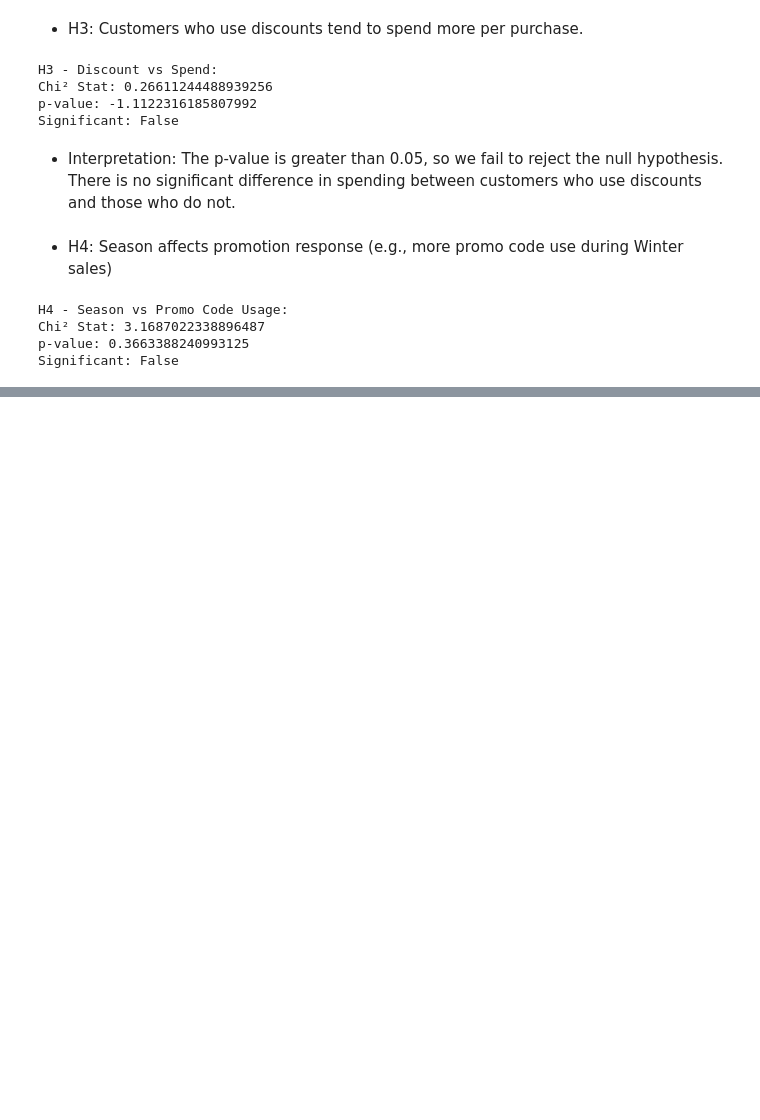
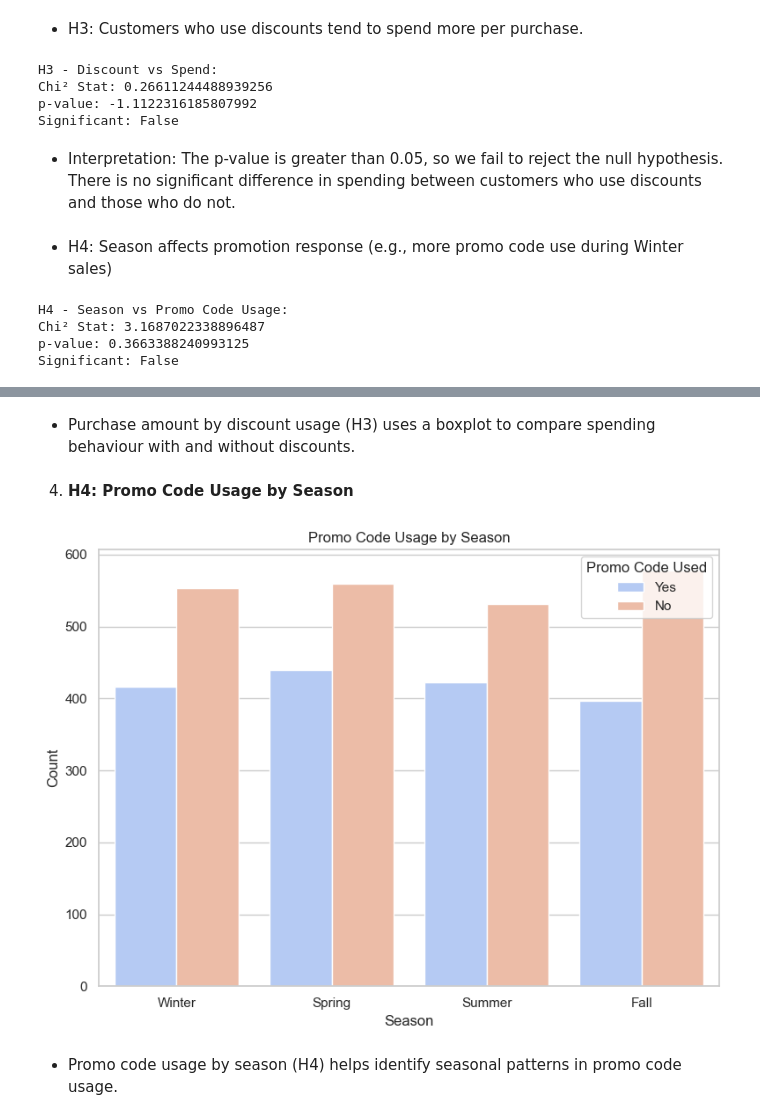
Before and after one commit to CeliaPires/Shopping-Trends, a Jupyter notebook: jupyter_notebooks/02_hypothesis_testing.ipynb, the cells around one changed output, grey strips where cells are left out. Saved outputs shown, nothing was run; the diff lists cells and outputs as text; code cells hidden in the pictures; blank space fills up the shorter version.

```diff
--- a/jupyter_notebooks/02_hypothesis_testing.ipynb
+++ b/jupyter_notebooks/02_hypothesis_testing.ipynb
@@ -135,0 +235,17 @@ Significant: False
+# %% [markdown]
+* Purchase amount by discount usage (H3) uses a boxplot to compare spending behaviour with and without discounts.
+# %% [markdown]
+4. **H4: Promo Code Usage by Season**
+# %%
+plt.figure(figsize=(8, 6))
+sns.countplot(data=df_cleaned, x='season', hue='promo_code_used', palette='coolwarm')
+plt.title("Promo Code Usage by Season")
+plt.xlabel("Season")
+plt.ylabel("Count")
+plt.legend(title="Promo Code Used")
+plt.tight_layout()
+plt.show()
+# %% [output]
+[figure, added]
+# %% [markdown]
+* Promo code usage by season (H4) helps identify seasonal patterns in promo code usage.
```
Also changed, not shown: parts of 24 cells of this notebook, 1 other file.
